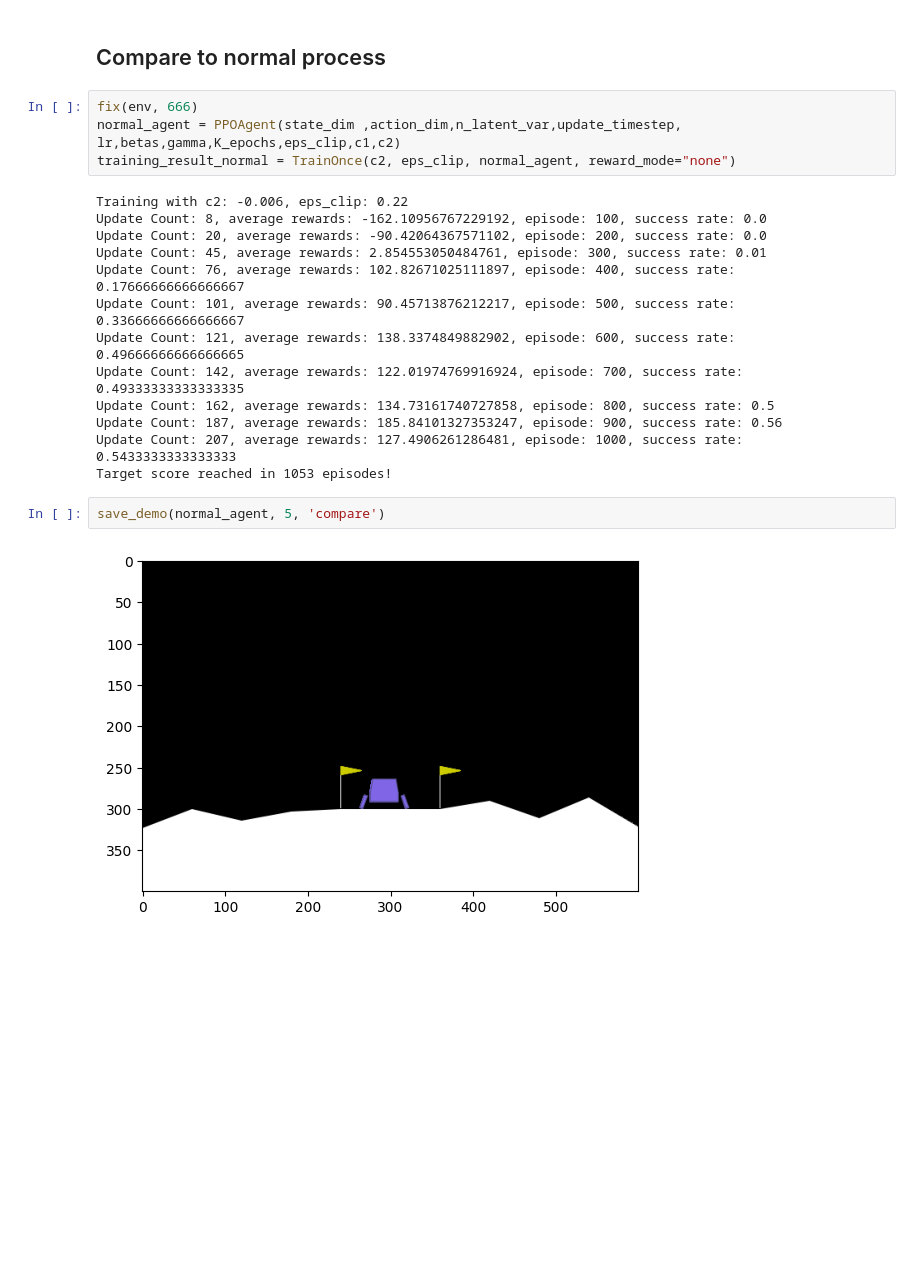
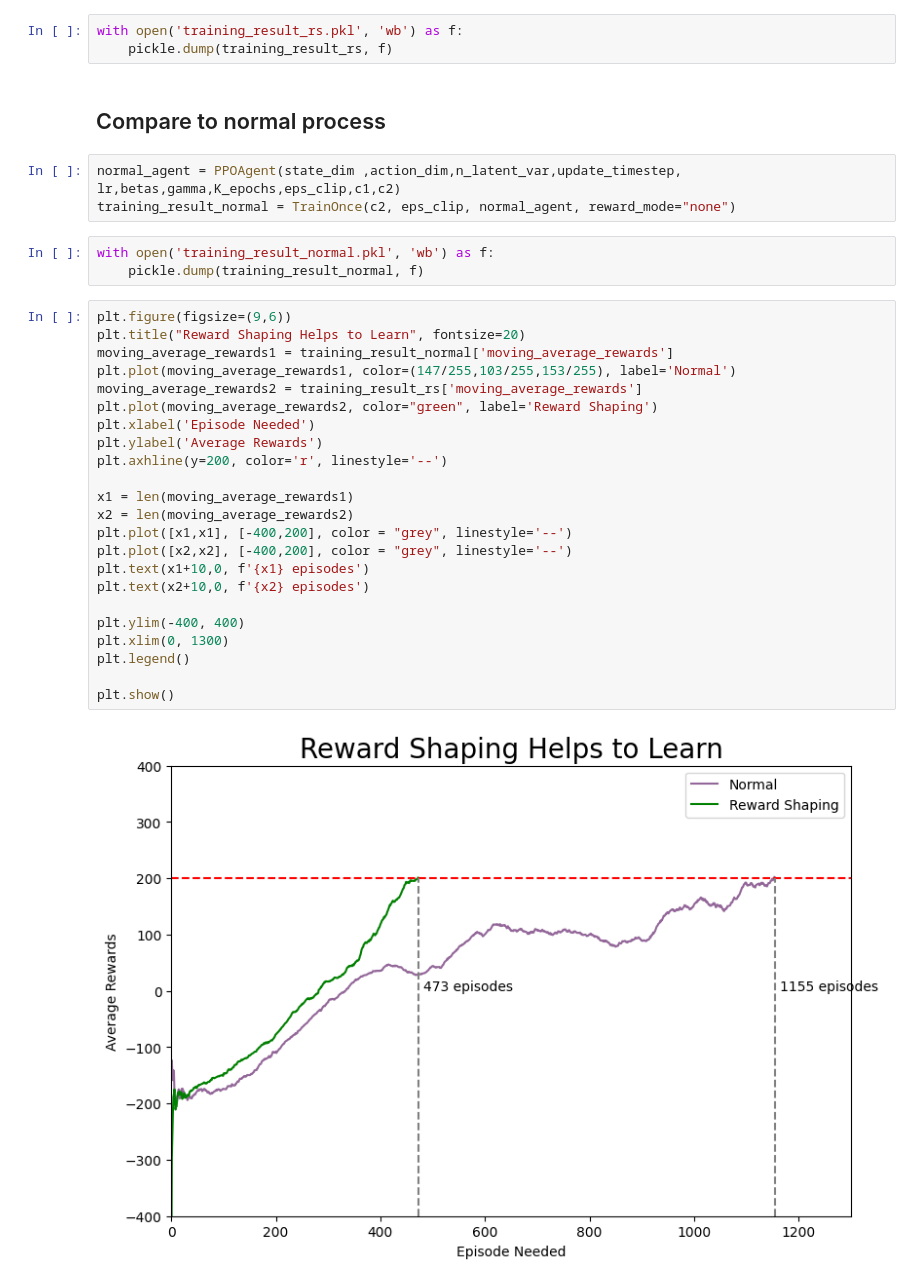
Before and after one commit to MatthewSummons/Immutables-RL, a Jupyter notebook: PPO/PPO_all_in_one.ipynb, the cells around one changed output. Cells and saved outputs as stored; diff of their text form; blank space fills up the shorter version.

```diff
--- a/PPO/PPO_all_in_one.ipynb
+++ b/PPO/PPO_all_in_one.ipynb
@@ -507,23 +505,36 @@ save_demo(r_s_agent, 5, 'reward shaping')
+# %%
+with open('training_result_rs.pkl', 'wb') as f:
+    pickle.dump(training_result_rs, f)
 # %% [markdown]
 ## Compare to normal process
 # %%
-fix(env, 666)
 normal_agent = PPOAgent(state_dim ,action_dim,n_latent_var,update_timestep, lr,betas,gamma,K_epochs,eps_clip,c1,c2)
 training_result_normal = TrainOnce(c2, eps_clip, normal_agent, reward_mode="none")
-# %% [output]
-Training with c2: -0.006, eps_clip: 0.22
-Update Count: 8, average rewards: -162.10956767229192, episode: 100, success rate: 0.0
-Update Count: 20, average rewards: -90.42064367571102, episode: 200, success rate: 0.0
-Update Count: 45, average rewards: 2.854553050484761, episode: 300, success rate: 0.01
-Update Count: 76, average rewards: 102.82671025111897, episode: 400, success rate: 0.17666666666666667
-Update Count: 101, average rewards: 90.45713876212217, episode: 500, success rate: 0.33666666666666667
-Update Count: 121, average rewards: 138.3374849882902, episode: 600, success rate: 0.49666666666666665
-Update Count: 142, average rewards: 122.01974769916924, episode: 700, success rate: 0.49333333333333335
-Update Count: 162, average rewards: 134.73161740727858, episode: 800, success rate: 0.5
-Update Count: 187, average rewards: 185.84101327353247, episode: 900, success rate: 0.56
-Update Count: 207, average rewards: 127.4906261286481, episode: 1000, success rate: 0.5433333333333333
-Target score reached in 1053 episodes!
-# %%
-save_demo(normal_agent, 5, 'compare')
-# %% [output]
-[figure, removed]
+# %%
+with open('training_result_normal.pkl', 'wb') as f:
+    pickle.dump(training_result_normal, f)
+# %%
+plt.figure(figsize=(9,6))
+plt.title("Reward Shaping Helps to Learn", fontsize=20)
+moving_average_rewards1 = training_result_normal['moving_average_rewards']
+plt.plot(moving_average_rewards1, color=(147/255,103/255,153/255), label='Normal')
+moving_average_rewards2 = training_result_rs['moving_average_rewards']
+plt.plot(moving_average_rewards2, color="green", label='Reward Shaping')
+plt.xlabel('Episode Needed')
+plt.ylabel('Average Rewards')
+plt.axhline(y=200, color='r', linestyle='--')
+
+x1 = len(moving_average_rewards1)
+x2 = len(moving_average_rewards2)
+plt.plot([x1,x1], [-400,200], color = "grey", linestyle='--')
+plt.plot([x2,x2], [-400,200], color = "grey", linestyle='--')
+plt.text(x1+10,0, f'{x1} episodes')
+plt.text(x2+10,0, f'{x2} episodes')
+
+plt.ylim(-400, 400)
+plt.xlim(0, 1300)
+plt.legend()
+
+plt.show()
+# %% [output]
+[figure, added]
```
Also changed, not shown: parts of 5 cells of this notebook, 3 other files.
